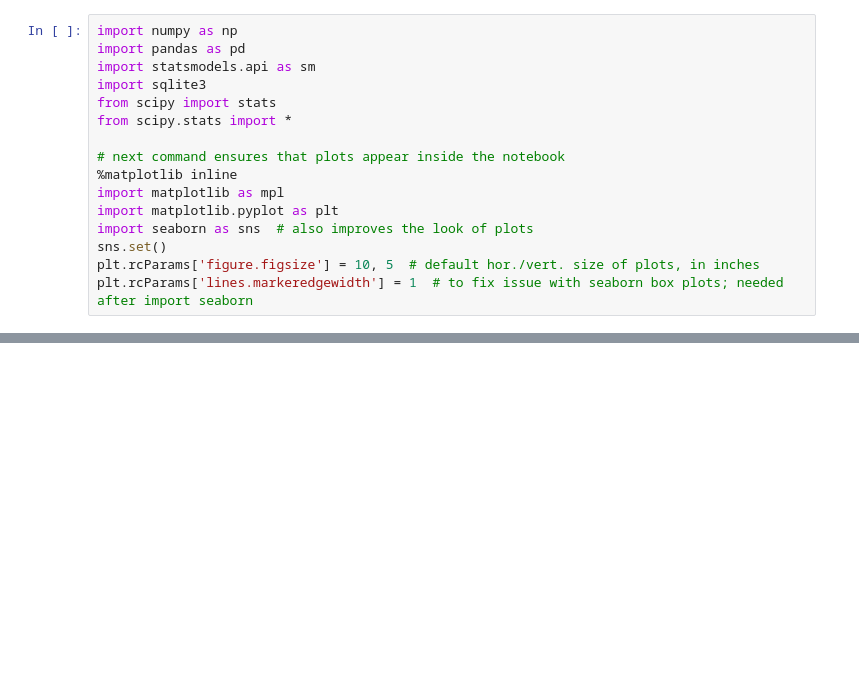
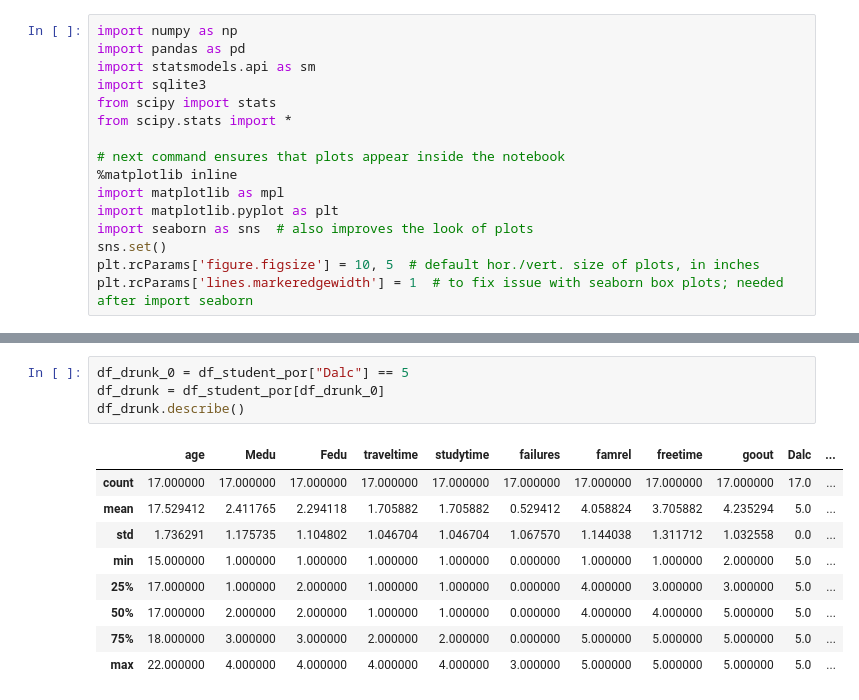
Before and after one commit to bommelbij/CreativeThinking, a Jupyter notebook: Untitled.ipynb, the cells around one changed output, grey strips where cells are left out. Drawn from its saved outputs; the diff is of its cells as text; blank space fills up the shorter version.

```diff
--- a/Untitled.ipynb
+++ b/Untitled.ipynb
@@ -38,0 +71,14 @@ df_student_por.head()
+# %%
+df_drunk_0 = df_student_por["Dalc"] == 5
+df_drunk = df_student_por[df_drunk_0]
+df_drunk.describe()
+# %% [output]
+|  | age | Medu | Fedu | traveltime | studytime | failures | famrel | freetime | goout | Dalc | ... |
+| count | 17.000000 | 17.000000 | 17.000000 | 17.000000 | 17.000000 | 17.000000 | 17.000000 | 17.000000 | 17.000000 | 17.0 | ... |
+| mean | 17.529412 | 2.411765 | 2.294118 | 1.705882 | 1.705882 | 0.529412 | 4.058824 | 3.705882 | 4.235294 | 5.0 | ... |
+| std | 1.736291 | 1.175735 | 1.104802 | 1.046704 | 1.046704 | 1.067570 | 1.144038 | 1.311712 | 1.032558 | 0.0 | ... |
+| min | 15.000000 | 1.000000 | 1.000000 | 1.000000 | 1.000000 | 0.000000 | 1.000000 | 1.000000 | 2.000000 | 5.0 | ... |
+| 25% | 17.000000 | 1.000000 | 2.000000 | 1.000000 | 1.000000 | 0.000000 | 4.000000 | 3.000000 | 3.000000 | 5.0 | ... |
+| 50% | 17.000000 | 2.000000 | 2.000000 | 1.000000 | 1.000000 | 0.000000 | 4.000000 | 4.000000 | 5.000000 | 5.0 | ... |
+| 75% | 18.000000 | 3.000000 | 3.000000 | 2.000000 | 2.000000 | 0.000000 | 5.000000 | 5.000000 | 5.000000 | 5.0 | ... |
+| max | 22.000000 | 4.000000 | 4.000000 | 4.000000 | 4.000000 | 3.000000 | 5.000000 | 5.000000 | 5.000000 | 5.0 | ... |
```
Also changed, not shown: parts of 4 cells of this notebook, 2 other files.
